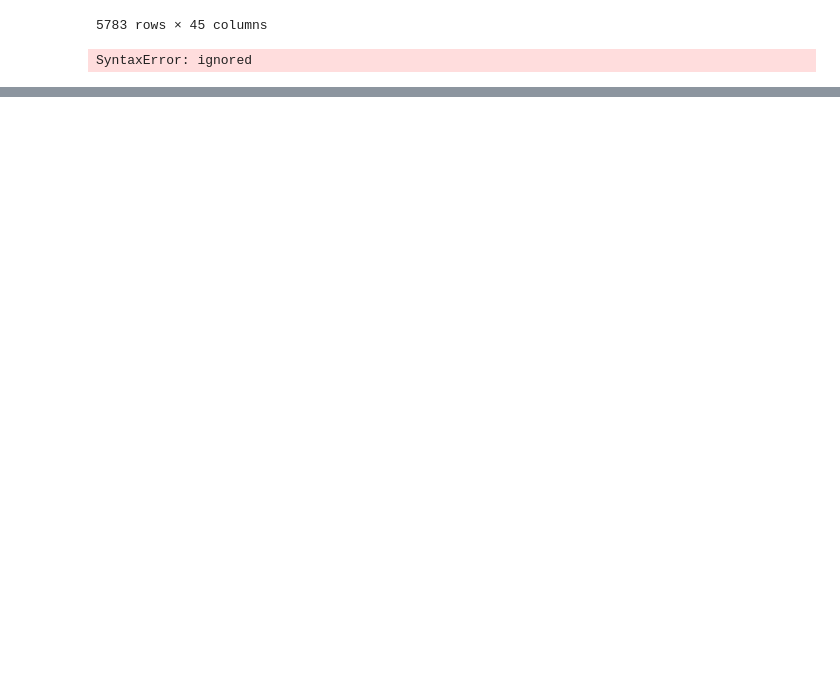
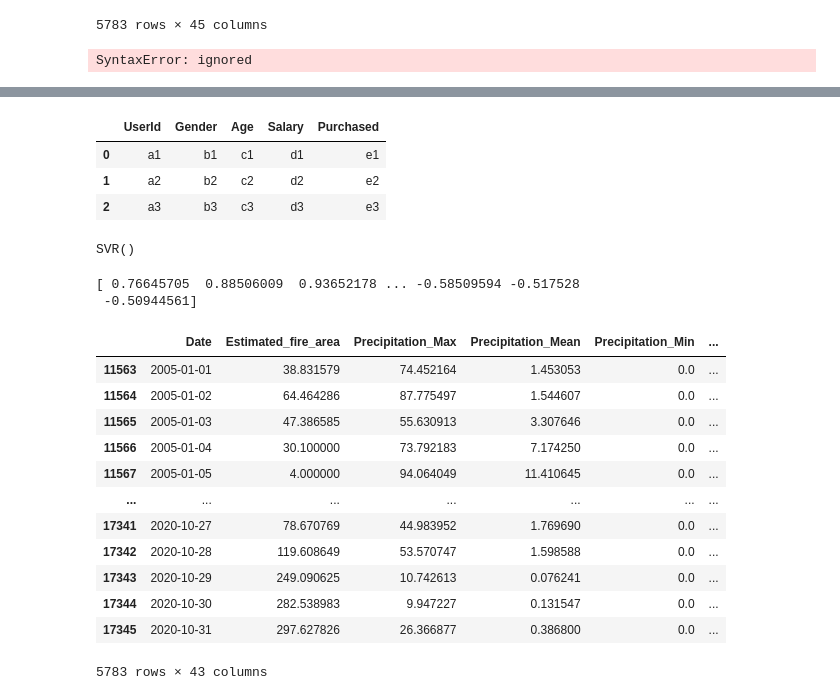
Before and after one commit to katharina-knappmann/wildfire_estimator, a Jupyter notebook: SVM.ipynb, the cells around one changed output, grey strips where cells are left out. Cells and saved outputs as stored; diff of their text form; code cells hidden in the pictures; blank space fills up the shorter version.

```diff
--- a/SVM.ipynb
+++ b/SVM.ipynb
@@ -123,0 +316,22 @@ plt.show()
+# %%
+#list of lists
+data = [['a1', 'b1', 'c1', 'd1', 'e1'],
+        ['a2', 'b2', 'c2', 'd2', 'e2'],
+        ['a3', 'b3', 'c3', 'd3', 'e3']]
+
+dataset = pd.DataFrame(data, columns = ['UserId', 'Gender','Age', 'Salary', 'Purchased'])
+
+dataset
+# %% [output]
+|  | UserId | Gender | Age | Salary | Purchased |
+| 0 | a1 | b1 | c1 | d1 | e1 |
+| 1 | a2 | b2 | c2 | d2 | e2 |
+| 2 | a3 | b3 | c3 | d3 | e3 |
+# %%
+dataset = pd.read_csv('Cleansed_Data.csv')
+dataset = dataset[dataset['Region'] == 'QL'].copy()
+dataset = dataset.drop(columns = ['Region','Mean_estimated_fire_brightness', 'Mean_estimated_fire_radiative_power', 'Mean_confidence'])
+X = dataset.iloc[:, 6:].values # b values
+y = dataset.iloc[:, 2].values #c values
+
+y = y.reshape(-1, 1)
@@ -123,0 +346,6 @@ plt.show()
+# %%
+from sklearn.svm import SVR
+regressor = SVR(kernel = 'rbf')
+regressor.fit(X, y) # ravel
+# %% [output]
+SVR()
@@ -123,0 +355,21 @@ plt.show()
+# %%
+print(y_pred)
+# %% [output]
+[ 0.76645705  0.88506009  0.93652178 ... -0.58509594 -0.517528
+ -0.50944561]
+# %%
+dataset
+# %% [output]
+|  | Date | Estimated_fire_area | Precipitation_Max | Precipitation_Mean | Precipitation_Min | ... |
+| 11563 | 2005-01-01 | 38.831579 | 74.452164 | 1.453053 | 0.0 | ... |
+| 11564 | 2005-01-02 | 64.464286 | 87.775497 | 1.544607 | 0.0 | ... |
+| 11565 | 2005-01-03 | 47.386585 | 55.630913 | 3.307646 | 0.0 | ... |
+| 11566 | 2005-01-04 | 30.100000 | 73.792183 | 7.174250 | 0.0 | ... |
+| 11567 | 2005-01-05 | 4.000000 | 94.064049 | 11.410645 | 0.0 | ... |
+| ... | ... | ... | ... | ... | ... | ... |
+| 17341 | 2020-10-27 | 78.670769 | 44.983952 | 1.769690 | 0.0 | ... |
+| 17342 | 2020-10-28 | 119.608649 | 53.570747 | 1.598588 | 0.0 | ... |
+| 17343 | 2020-10-29 | 249.090625 | 10.742613 | 0.076241 | 0.0 | ... |
+| 17344 | 2020-10-30 | 282.538983 | 9.947227 | 0.131547 | 0.0 | ... |
+| 17345 | 2020-10-31 | 297.627826 | 26.366877 | 0.386800 | 0.0 | ... |
+5783 rows × 43 columns
```
Also changed, not shown: parts of 15 cells of this notebook.
